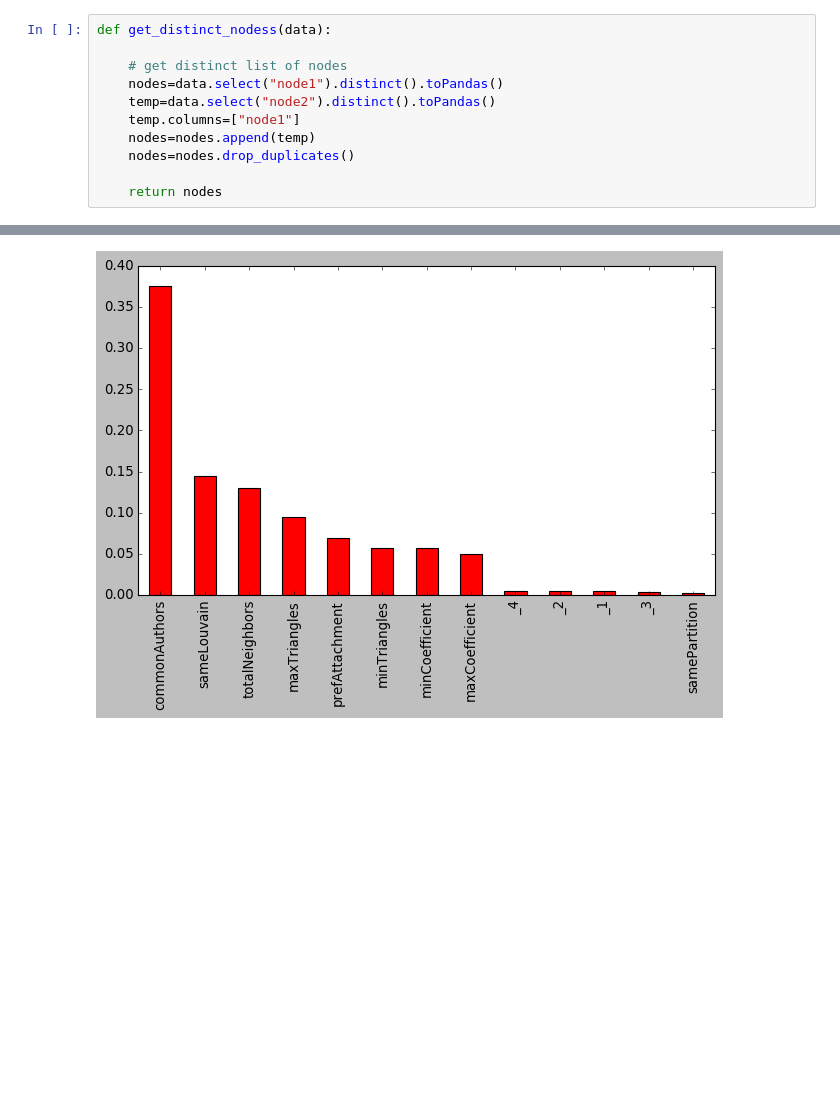
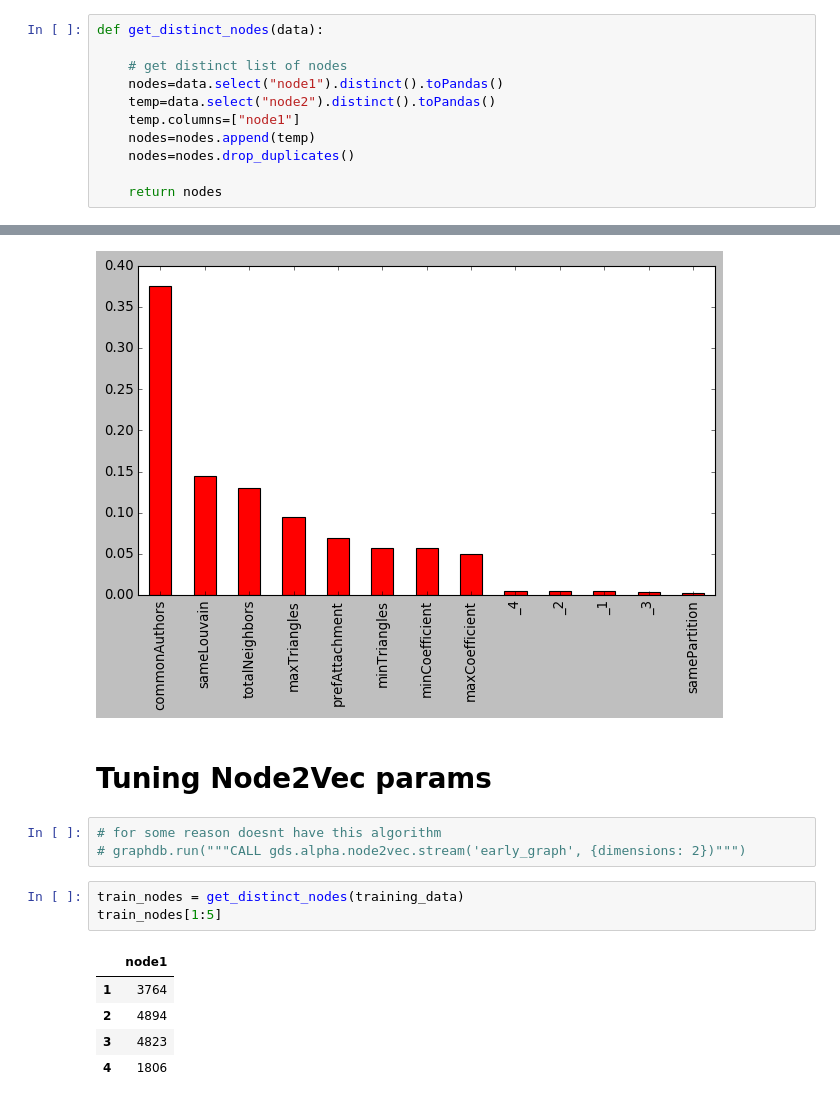
Before and after one commit to areias/link-prediction, a Jupyter notebook: coauthor-link-prediction.ipynb, the cells around one changed output, grey strips where cells are left out. Drawn from its saved outputs; the diff is of its cells as text; blank space fills up the shorter version.

```diff
--- a/coauthor-link-prediction.ipynb
+++ b/coauthor-link-prediction.ipynb
@@ -1172,7 +1172,7 @@ These are the set of parameters we can use:
 
 The Word2Vec Skip-gram model, for example, takes in pairs (word1, word2) generated by moving a window across text data, and trains a 1-hidden-layer neural network based on the synthetic task of given an input word, giving us a predicted probability distribution of nearby words to the input. A virtual one-hot encoding of words goes through a ‘projection layer’ to the hidden layer; these projection weights are later interpreted as the word embeddings. So if the hidden layer has 300 neurons, this network will give us 300-dimensional word embeddings.
 # %%
-def get_distinct_nodess(data):
+def get_distinct_nodes(data):
 
     # get distinct list of nodes
     nodes=data.select("node1").distinct().toPandas()
@@ -1414,3 +1414,17 @@ rf_model = w2vec_model.stages[-1]
 plot_feature_importance(fields, rf_model.featureImportances)
 # %% [output]
 [figure]
+# %% [markdown]
+# Tuning Node2Vec params
+# %%
+# for some reason doesnt have this algorithm
+# graphdb.run("""CALL gds.alpha.node2vec.stream('early_graph', {dimensions: 2})""")
+# %%
+train_nodes = get_distinct_nodes(training_data)
+train_nodes[1:5]
+# %% [output]
+|  | node1 |
+| 1 | 3764 |
+| 2 | 4894 |
+| 3 | 4823 |
+| 4 | 1806 |
```
Also changed, not shown: parts of 25 cells of this notebook.
